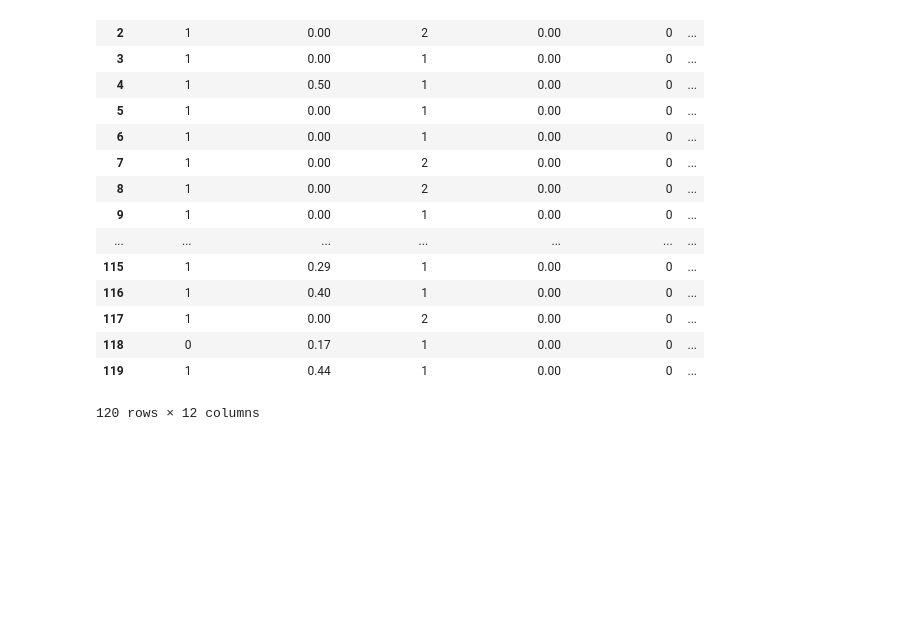
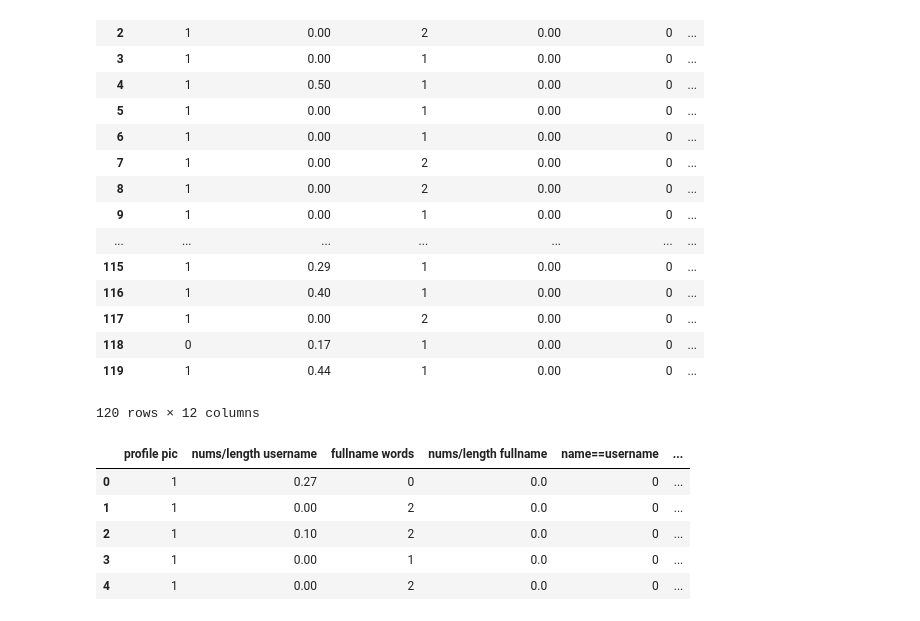
Before and after one commit to aly-cb/fake-instagram-account-detector, a Jupyter notebook: Fake Instagram Detection Using ANN.ipynb, the cells around one changed output. Cells and saved outputs as stored; diff of their text form; code cells hidden in the pictures; blank space fills up the shorter version.

Commit message:
Print the first and last 5 rows in both

```diff
--- a/Fake Instagram Detection Using ANN.ipynb
+++ b/Fake Instagram Detection Using ANN.ipynb
@@ -81,3 +81,13 @@ instagram_df_test
 | 118 | 0 | 0.17 | 1 | 0.00 | 0 | ... |
 | 119 | 1 | 0.44 | 1 | 0.00 | 0 | ... |
 120 rows × 12 columns
+# %%
+# Print the first and last 5 rows in both the training and testing DataFrames
+instagram_df_train.head(5)
+# %% [output]
+|  | profile pic | nums/length username | fullname words | nums/length fullname | name==username | ... |
+| 0 | 1 | 0.27 | 0 | 0.0 | 0 | ... |
+| 1 | 1 | 0.00 | 2 | 0.0 | 0 | ... |
+| 2 | 1 | 0.10 | 2 | 0.0 | 0 | ... |
+| 3 | 1 | 0.00 | 1 | 0.0 | 0 | ... |
+| 4 | 1 | 0.00 | 2 | 0.0 | 0 | ... |
```
Also changed, not shown: parts of 3 cells of this notebook.
